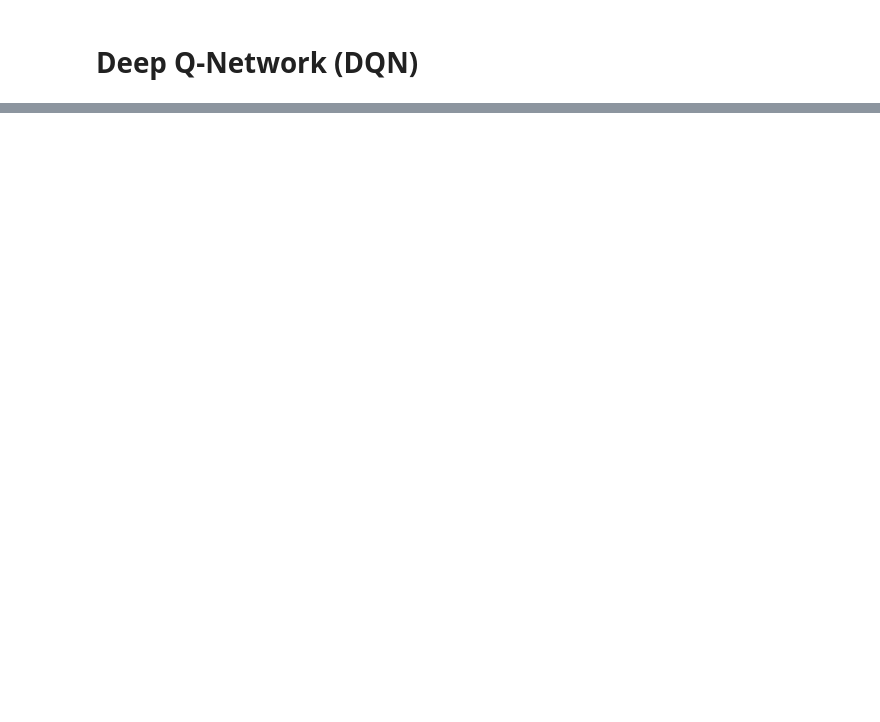
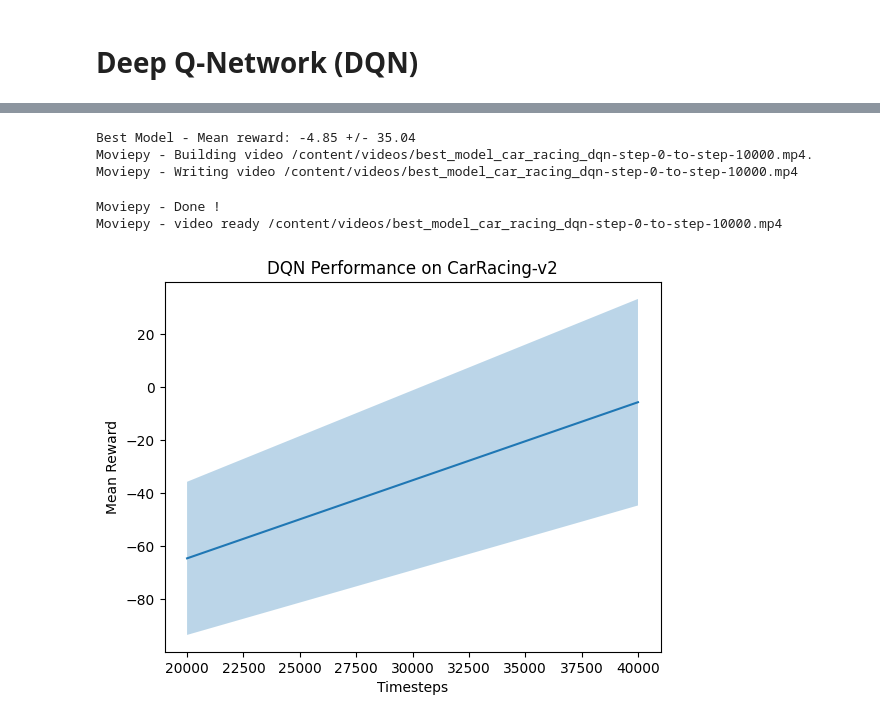
Before and after one commit to kuds/rl-car-racing, a Jupyter notebook: [Car Racing] Deep Q-Network (DQN).ipynb, the cells around one changed output, grey strips where cells are left out. Cells and saved outputs as stored; diff of their text form; code cells hidden in the pictures; blank space fills up the shorter version.

```diff
--- a/[Car Racing] Deep Q-Network (DQN).ipynb
+++ b/[Car Racing] Deep Q-Network (DQN).ipynb
@@ -62,2 +91,6 @@ import time
+# %%
+env_str = "CarRacing-v2"
+log_dir = "./logs/{}".format(env_str)
+env_kwargs_dict={"continuous":False}
 # %%
 # Create Training CarRacing environment
@@ -85,16 +141,21 @@ print(f"Mean reward: {mean_reward:.2f} +/- {std_reward:.2f}")
 # %%
-# Create Elevation CarRacing environment
-env = make_vec_env("CarRacing-v2", n_envs=1, seed=0)
+# Create Evaluation CarRacing environment
+env = make_vec_env(env_str, n_envs=1, seed=0, env_kwargs=env_kwargs_dict)
+env = VecFrameStack(env, n_stack=4)
+env = VecTransposeImage(env)
 
 # Load the best model
-best_model_path = "./logs/best_model.zip"
-best_model = SAC.load(best_model_path, env=env)
+best_model_path = os.path.join(log_dir, "best_model.zip")
+best_model = DQN.load(best_model_path, env=env)
 
-mean_reward, std_reward = evaluate_policy(best_model, env, n_eval_episodes=15)
+mean_reward, std_reward = evaluate_policy(best_model, env, n_eval_episodes=20)
 print(f"Best Model - Mean reward: {mean_reward:.2f} +/- {std_reward:.2f}")
 
 # Record video of the best model playing CarRacing
-env = VecVideoRecorder(env, "./videos/", video_length=10000, record_video_trigger=lambda x: x == 0, name_prefix="best_model_car_racing_sac")
+env = VecVideoRecorder(env, "./videos/",
+                       video_length=10000,
+                       record_video_trigger=lambda x: x == 0,
+                       name_prefix="best_model_car_racing_dqn")
 
 obs = env.reset()
 for _ in range(10000):
@@ -105,3 +166,35 @@ for _ in range(10000):
         break
 
 env.close()
+# %% [output]
+Best Model - Mean reward: -4.85 +/- 35.04
+Moviepy - Building video /content/videos/best_model_car_racing_dqn-step-0-to-step-10000.mp4.
+Moviepy - Writing video /content/videos/best_model_car_racing_dqn-step-0-to-step-10000.mp4
+Moviepy - Done !
+Moviepy - video ready /content/videos/best_model_car_racing_dqn-step-0-to-step-10000.mp4
+# %%
+# Load the evaluations.npz file
+data = numpy.load(os.path.join(log_dir, "evaluations.npz"))
+
+# Extract the relevant data
+timesteps = data['timesteps']
+results = data['results']
+
+# Calculate the mean and standard deviation of the results
+mean_results = numpy.mean(results, axis=1)
+std_results = numpy.std(results, axis=1)
+
+# Plot the results
+matplotlib.pyplot.figure()
+matplotlib.pyplot.plot(timesteps, mean_results)
+matplotlib.pyplot.fill_between(timesteps,
+                               mean_results - std_results,
+                               mean_results + std_results,
+                               alpha=0.3)
+
+matplotlib.pyplot.xlabel('Timesteps')
+matplotlib.pyplot.ylabel('Mean Reward')
+matplotlib.pyplot.title('DQN Performance on CarRacing-v2')
+matplotlib.pyplot.show()
+# %% [output]
+[figure, added]
```
Also changed, not shown: parts of 6 cells of this notebook.
